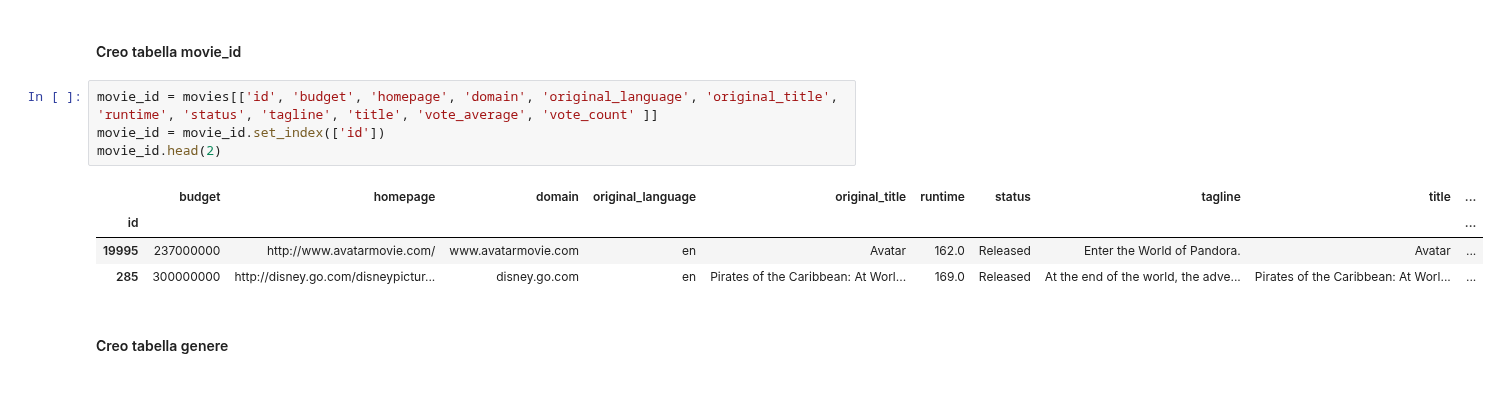
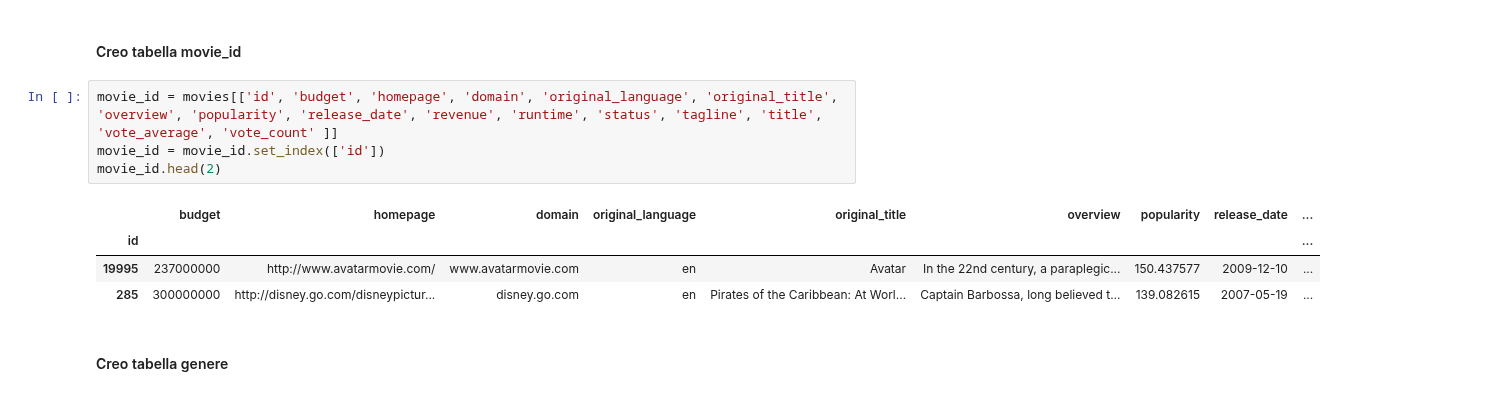
Before and after one commit to silviasantamaria/computerscience, a Jupyter notebook: Project+.ipynb, the cells around one changed output. Drawn from its saved outputs; the diff is of its cells as text.

```diff
--- a/Project+.ipynb
+++ b/Project+.ipynb
@@ -88,14 +88,14 @@ movies.head(2)
 # %% [markdown]
 #### Creo tabella movie_id
 # %%
-movie_id = movies[['id', 'budget', 'homepage', 'domain', 'original_language', 'original_title', 'runtime', 'status', 'tagline', 'title', 'vote_average', 'vote_count' ]]
+movie_id = movies[['id', 'budget', 'homepage', 'domain', 'original_language', 'original_title', 'overview', 'popularity', 'release_date', 'revenue', 'runtime', 'status', 'tagline', 'title', 'vote_average', 'vote_count' ]]
 movie_id = movie_id.set_index(['id'])
 movie_id.head(2)
 # %% [output]
-|  | budget | homepage | domain | original_language | original_title | runtime | status | tagline | title | ... |
-| id |  |  |  |  |  |  |  |  |  | ... |
-| 19995 | 237000000 | http://www.avatarmovie.com/ | www.avatarmovie.com | en | Avatar | 162.0 | Released | Enter the World of Pandora. | Avatar | ... |
-| 285 | 300000000 | http://disney.go.com/disneypictur... | disney.go.com | en | Pirates of the Caribbean: At Worl... | 169.0 | Released | At the end of the world, the adve... | Pirates of the Caribbean: At Worl... | ... |
+|  | budget | homepage | domain | original_language | original_title | overview | popularity | release_date | ... |
+| id |  |  |  |  |  |  |  |  | ... |
+| 19995 | 237000000 | http://www.avatarmovie.com/ | www.avatarmovie.com | en | Avatar | In the 22nd century, a paraplegic... | 150.437577 | 2009-12-10 | ... |
+| 285 | 300000000 | http://disney.go.com/disneypictur... | disney.go.com | en | Pirates of the Caribbean: At Worl... | Captain Barbossa, long believed t... | 139.082615 | 2007-05-19 | ... |
 # %% [markdown]
 #### Creo tabella genere
 # %%
```
Also changed, not shown: parts of 13 cells of this notebook.
